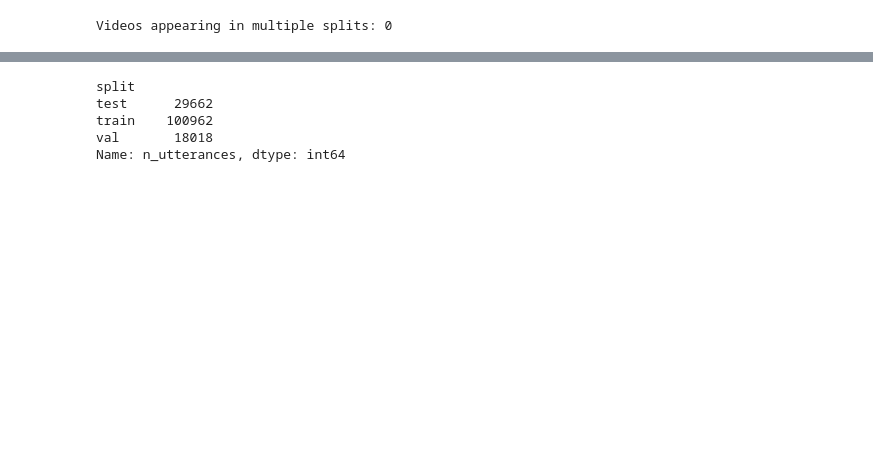
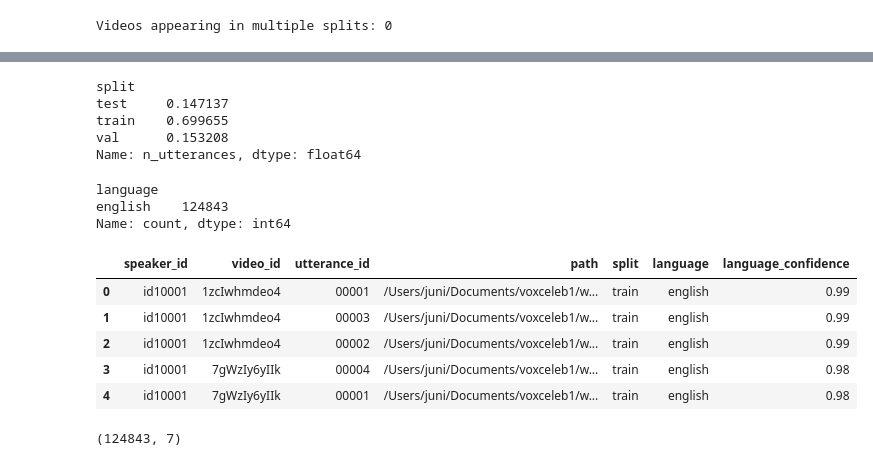
Before and after one commit to Junicolay/interview-anonymization, a Jupyter notebook: notebooks/01_voxceleb_exploration.ipynb, the cells around one changed output, grey strips where cells are left out. Saved outputs shown, nothing was run; the diff lists cells and outputs as text; code cells hidden in the pictures; blank space fills up the shorter version.

```diff
--- a/notebooks/01_voxceleb_exploration.ipynb
+++ b/notebooks/01_voxceleb_exploration.ipynb
@@ -143,0 +233,11 @@ Speakers with at least 3 videos: 1211
+# %%
+language_video_df = (
+    language_df
+    .groupby(["speaker_id", "video_id"], as_index=False)
+    .agg(
+        language=("language", "first"),
+        language_confidence=("language_confidence", "first")
+    )
+)
+
+language_video_df.head()
@@ -143,0 +251,8 @@ Speakers with at least 3 videos: 1211
+# %%
+video_df = video_df.merge(
+    language_video_df,
+    on=["speaker_id", "video_id"],
+    how="left"
+)
+
+video_df.head()
@@ -234,10 +443,44 @@ split_df = split_df.merge(
     how="left"
 )
 # %%
-split_df.groupby("split")["n_utterances"].sum()
+split_utterance_counts = (
+    split_df.groupby("split")["n_utterances"].sum()
+)
+
+split_utterance_counts / split_utterance_counts.sum()
 # %% [output]
 split
-test      29662
-train    100962
-val       18018
-Name: n_utterances, dtype: int64
+test     0.147137
+train    0.699655
+val      0.153208
+Name: n_utterances, dtype: float64
+# %%
+utterance_rows = []
+
+for index, row in split_df.iterrows():
+    speaker_id = row["speaker_id"]
+    video_id = row["video_id"]
+    split = row["split"]
+    language = row["language"]
+    language_confidence = row["language_confidence"]
+
+    video_dir = DATA_DIR / speaker_id / video_id
+
+    for wav_path in video_dir.glob("*.wav"):
+        utterance_rows.append({
+            "speaker_id": speaker_id,
+            "video_id": video_id,
+            "utterance_id": wav_path.stem,
+            "path": str(wav_path),
+            "split": split,
+            "language": language,
+            "language_confidence": language_confidence
+        })
+
+utterance_df = pd.DataFrame(utterance_rows)
+# %%
+utterance_df["language"].value_counts()
+# %% [output]
+language
+english    124843
+Name: count, dtype: int64
@@ -243,0 +489,13 @@ Name: n_utterances, dtype: int64
+# %%
+utterance_df.head()
+# %% [output]
+|  | speaker_id | video_id | utterance_id | path | split | language | language_confidence |
+| 0 | id10001 | 1zcIwhmdeo4 | 00001 | /Users/juni/Documents/voxceleb1/w... | train | english | 0.99 |
+| 1 | id10001 | 1zcIwhmdeo4 | 00003 | /Users/juni/Documents/voxceleb1/w... | train | english | 0.99 |
+| 2 | id10001 | 1zcIwhmdeo4 | 00002 | /Users/juni/Documents/voxceleb1/w... | train | english | 0.99 |
+| 3 | id10001 | 7gWzIy6yIIk | 00004 | /Users/juni/Documents/voxceleb1/w... | train | english | 0.98 |
+| 4 | id10001 | 7gWzIy6yIIk | 00001 | /Users/juni/Documents/voxceleb1/w... | train | english | 0.98 |
+# %%
+utterance_df.shape
+# %% [output]
+(124843, 7)
```
Also changed, not shown: parts of 24 cells of this notebook, 10 other files.
